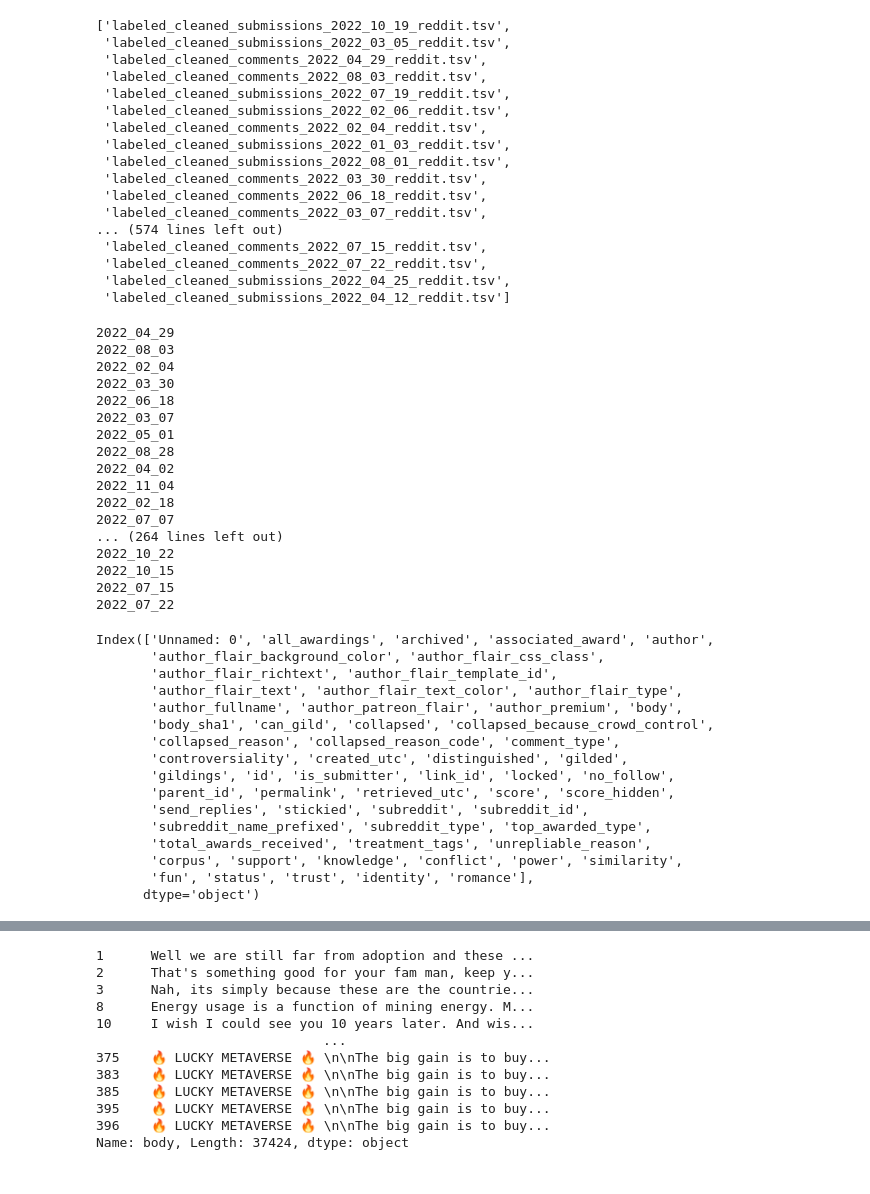
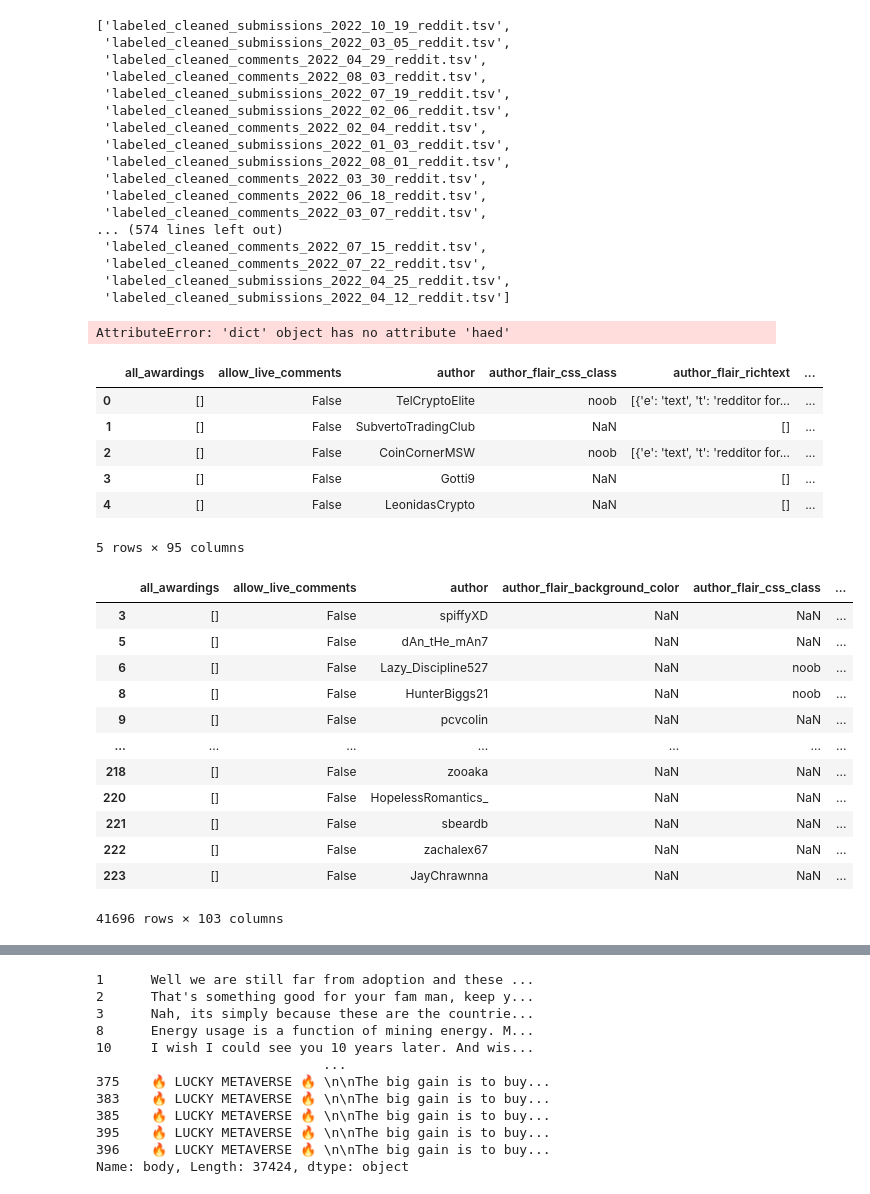
Before and after one commit to DueViktor/WildDataExam, a Jupyter notebook: EDA.ipynb, the cells around one changed output, grey strips where cells are left out. Drawn from its saved outputs; the diff is of its cells as text; code cells hidden in the pictures.

```diff
--- a/EDA.ipynb
+++ b/EDA.ipynb
@@ -25,11 +28,15 @@ all_files
  'labeled_cleaned_comments_2022_07_22_reddit.tsv',
  'labeled_cleaned_submissions_2022_04_25_reddit.tsv',
  'labeled_cleaned_submissions_2022_04_12_reddit.tsv']
+# %%
+comments
+# %% [output]
+AttributeError: 'dict' object has no attribute 'haed'
 # %%
 comments = {}
 posts = {}
-for fname in all_files:
-    file = pd.read_csv(filepath+fname,sep='\t')
+for fname in tqdm(all_files):
+    file = pd.read_csv(filepath+fname,sep='\t').drop('Unnamed: 0',axis=1)
     if 'submission' in fname:
         posts['_'.join(fname.split('_')[3:6])] = file
     if 'comment' in fname:
@@ -37,51 +44,16 @@ for fname in all_files:
 # %%
 cols = ['corpus', 'support', 'knowledge', 'conflict', 'power',
        'similarity', 'fun', 'status', 'trust', 'identity', 'romance']
-# %%
-comment_df = None
-post_df = None
-
-for date,df in comments.items():
-    if comment_df is None:
-        df_subset = df.loc[df[]]
-        comment_df =
-# %% [output]
-2022_04_29
-2022_08_03
-2022_02_04
-2022_03_30
-2022_06_18
-2022_03_07
-2022_05_01
-2022_08_28
-2022_04_02
-2022_11_04
-2022_02_18
-2022_07_07
-... (264 lines left out)
-2022_10_22
-2022_10_15
-2022_07_15
-2022_07_22
 # %%
-comments['2022_10_01'].columns
+posts['2022_10_01'].head()
 # %% [output]
+|  | all_awardings | allow_live_comments | author | author_flair_css_class | author_flair_richtext | ... |
+| 0 | [] | False | TelCryptoElite | noob | [{'e': 'text', 't': 'redditor for... | ... |
+| 1 | [] | False | SubvertoTradingClub | NaN | [] | ... |
+| 2 | [] | False | CoinCornerMSW | noob | [{'e': 'text', 't': 'redditor for... | ... |
+| 3 | [] | False | Gotti9 | NaN | [] | ... |
+| 4 | [] | False | LeonidasCrypto | NaN | [] | ... |
-Index(['Unnamed: 0', 'all_awardings', 'archived', 'associated_award', 'author',
-       'author_flair_background_color', 'author_flair_css_class',
-       'author_flair_richtext', 'author_flair_template_id',
-       'author_flair_text', 'author_flair_text_color', 'author_flair_type',
-       'author_fullname', 'author_patreon_flair', 'author_premium', 'body',
-       'body_sha1', 'can_gild', 'collapsed', 'collapsed_because_crowd_control',
-       'collapsed_reason', 'collapsed_reason_code', 'comment_type',
-       'controversiality', 'created_utc', 'distinguished', 'gilded',
-       'gildings', 'id', 'is_submitter', 'link_id', 'locked', 'no_follow',
-       'parent_id', 'permalink', 'retrieved_utc', 'score', 'score_hidden',
-       'send_replies', 'stickied', 'subreddit', 'subreddit_id',
-       'subreddit_name_prefixed', 'subreddit_type', 'top_awarded_type',
-       'total_awards_received', 'treatment_tags', 'unrepliable_reason',
-       'corpus', 'support', 'knowledge', 'conflict', 'power', 'similarity',
-       'fun', 'status', 'trust', 'identity', 'romance'],
-      dtype='object')
+5 rows × 95 columns
 # %%
 subset = []
 for date,df in comments.items():
@@ -96,0 +69,18 @@ merged_posts = pd.concat(subset)
+# %%
+coin_dates
+for c in coins:
+    merged_posts.loc[(merged_posts['text_length']>10)&(merged_posts['text_length']<100)]
+# %% [output]
+|  | all_awardings | allow_live_comments | author | author_flair_background_color | author_flair_css_class | ... |
+| 3 | [] | False | spiffyXD | NaN | NaN | ... |
+| 5 | [] | False | dAn_tHe_mAn7 | NaN | NaN | ... |
+| 6 | [] | False | Lazy_Discipline527 | NaN | noob | ... |
+| 8 | [] | False | HunterBiggs21 | NaN | noob | ... |
+| 9 | [] | False | pcvcolin | NaN | NaN | ... |
+| ... | ... | ... | ... | ... | ... | ... |
+| 218 | [] | False | zooaka | NaN | NaN | ... |
+| 220 | [] | False | HopelessRomantics_ | NaN | NaN | ... |
+| 221 | [] | False | sbeardb | NaN | NaN | ... |
+| 222 | [] | False | zachalex67 | NaN | NaN | ... |
+| 223 | [] | False | JayChrawnna | NaN | NaN | ... |
+41696 rows × 103 columns
```
Also changed, not shown: parts of 22 cells of this notebook, 3 other files.
